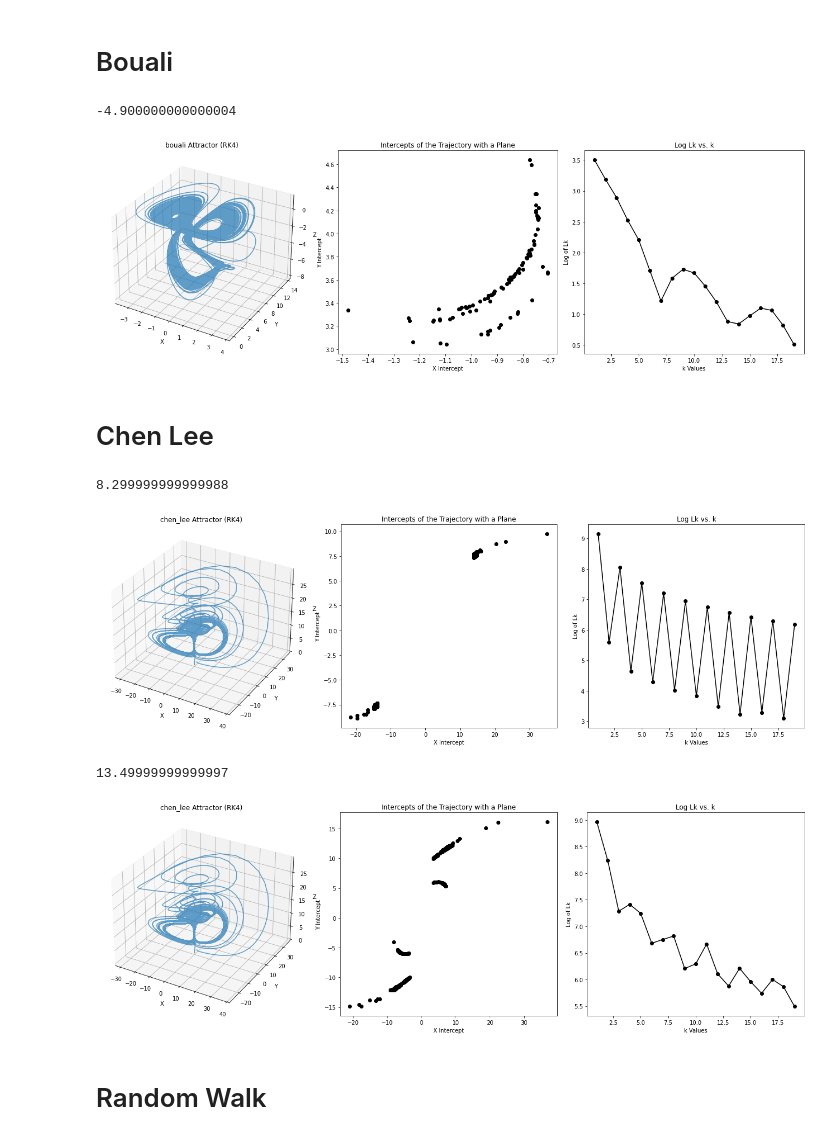
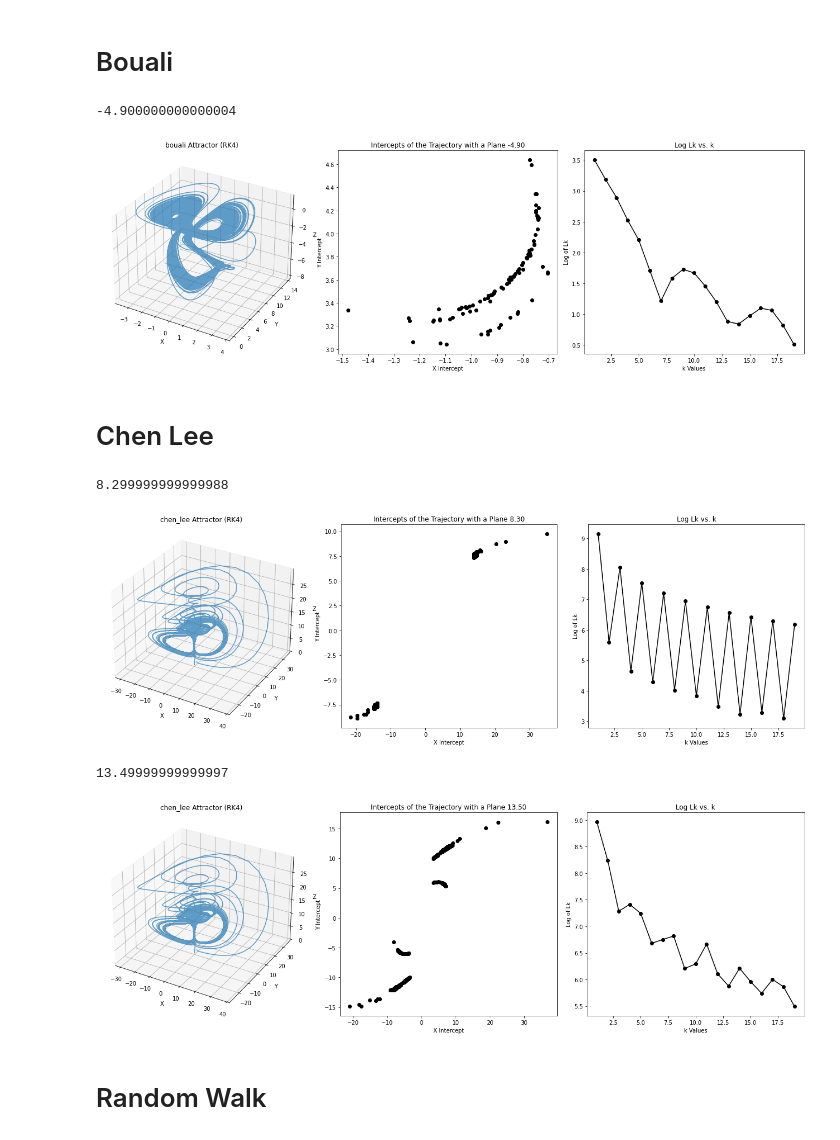
Before and after one commit to Frank0024/Projet_final_chaos, a Jupyter notebook: P&H_method copy.ipynb, the cells around one changed output. Saved outputs shown, nothing was run; the diff lists cells and outputs as text; code cells hidden in the pictures.

```diff
--- a/P&H_method copy.ipynb
+++ b/P&H_method copy.ipynb
@@ -416,7 +416,7 @@ def solve_bouali(x0=0.5, y0=0.5, z0=0.5, dt=0.01, num_steps=1000000):
         x[i + 1], y[i + 1], z[i + 1] = rk4_step(x[i], y[i], z[i], dt, bouali)
     return x, y, z
 # %%
-def plot_bouali_and_more(x, y, z, x_intercept, y_intercept, K, l_of_k):
+def plot_bouali_and_more(x, y, z, x_intercept, y_intercept, K, l_of_k, best_h):
     """
     Create a figure with three subplots (side by side) including the bouali attractor, intercepts, and a line plot of Lk values.
 
@@ -438,36 +438,36 @@ def plot_bouali_and_more(x, y, z, x_intercept, y_intercept, K, l_of_k):
     ax1.set_title('bouali Attractor (RK4)')
 
     # Add the second subplot for the intercepts
     ax2 = fig.add_subplot(132)  # 1 row, 3 columns, position 2
     ax2.scatter(x_intercept, y_intercept, marker='o', color='black')
     ax2.set_xlabel('X Intercept')
     ax2.set_ylabel('Y Intercept')
-    ax2.set_title('Intercepts of the Trajectory with a Plane')
+    ax2.set_title(f'Intercepts of the Trajectory with a Plane {best_h:.2f}')
 
     # Add the third subplot for the Lk method results
     ax3 = fig.add_subplot(133)  # 1 row, 3 columns, position 3
     ax3.plot(K, l_of_k, marker='o', linestyle='-', color='black')
     ax3.set_xlabel('k Values')
     ax3.set_ylabel('Log of Lk')
     ax3.set_title('Log Lk vs. k')
 
     # Adjust layout to prevent overlap
     plt.tight_layout()
     plt.show()
 
 
 x_bouali,y_bouali,z_bouali = solve_bouali()
 best_h_bouali = optimise_plane_lk(x_bouali,y_bouali,z_bouali,height_start=-6,height_stop=1,step=0.1)
 print(best_h_bouali)
 
 x_intercept_bouali, y_intercept_bouali = find_intercepts(x_bouali,y_bouali,z_bouali,best_h_bouali)
 K_bouali, l_of_k_bouali = find_lk_for_k(x_bouali,y_bouali,z_bouali,best_h_bouali)
 
 # Assuming x, y, z, x_intercept, y_intercept, K, and l_of_k are defined as numpy arrays with relevant data
-plot_bouali_and_more(x_bouali, y_bouali, z_bouali, x_intercept_bouali, y_intercept_bouali, K_bouali, l_of_k_bouali)
+plot_bouali_and_more(x_bouali, y_bouali, z_bouali, x_intercept_bouali, y_intercept_bouali, K_bouali, l_of_k_bouali, best_h_bouali)
 # %% [output]
 -4.900000000000004
-[figure, old version]
+[figure, new version]
 # %% [markdown]
 # Chen Lee
 # %%
@@ -501,7 +501,7 @@ def solve_chen_lee(x0=1.0, y0=1.0, z0=1.0, dt=0.01, num_steps=1000000):
         x[i + 1], y[i + 1], z[i + 1] = rk4_step(x[i], y[i], z[i], dt, chen_lee)
     return x, y, z
 # %%
-def plot_chen_lee_and_more(x, y, z, x_intercept, y_intercept, K, l_of_k):
+def plot_chen_lee_and_more(x, y, z, x_intercept, y_intercept, K, l_of_k, best_h):
     """
     Create a figure with three subplots (side by side) including the chen_lee attractor, intercepts, and a line plot of Lk values.
 
@@ -527,7 +527,7 @@ def plot_chen_lee_and_more(x, y, z, x_intercept, y_intercept, K, l_of_k):
     ax2.scatter(x_intercept, y_intercept, marker='o', color='black')
     ax2.set_xlabel('X Intercept')
     ax2.set_ylabel('Y Intercept')
-    ax2.set_title('Intercepts of the Trajectory with a Plane')
+    ax2.set_title(f'Intercepts of the Trajectory with a Plane {best_h:.2f}')
 
     # Add the third subplot for the Lk method results
     ax3 = fig.add_subplot(133)  # 1 row, 3 columns, position 3
@@ -549,7 +549,7 @@ x_intercept_chen_lee, y_intercept_chen_lee = find_intercepts(x,y,z, best_h_chen_
 K, l_of_k = find_lk_for_k(x,y,z,best_h_chen_lee)
 
 # Assuming x, y, z, x_intercept, y_intercept, K, and l_of_k are defined as numpy arrays with relevant data
-plot_chen_lee_and_more(x, y, z, x_intercept_chen_lee, y_intercept_chen_lee, K, l_of_k)
+plot_chen_lee_and_more(x, y, z, x_intercept_chen_lee, y_intercept_chen_lee, K, l_of_k, best_h_chen_lee)
 
 worst_h_chen_lee = optimise_plane_lk(x,y,z,height_start=5,height_stop=14,step=0.1, max_diff=False)
 print(worst_h_chen_lee)
@@ -558,12 +558,12 @@ x_intercept_chen_lee_worst, y_intercept_chen_lee_worst = find_intercepts(x,y,z,
 K, l_of_k = find_lk_for_k(x,y,z,worst_h_chen_lee)
 
 # Assuming x, y, z, x_intercept, y_intercept, K, and l_of_k are defined as numpy arrays with relevant data
-plot_chen_lee_and_more(x, y, z, x_intercept_chen_lee_worst, y_intercept_chen_lee_worst, K, l_of_k)
+plot_chen_lee_and_more(x, y, z, x_intercept_chen_lee_worst, y_intercept_chen_lee_worst, K, l_of_k, worst_h_chen_lee)
 # %% [output]
 8.299999999999988
 [figure]
 13.49999999999997
-[figure, old version]
+[figure, new version]
 # %% [markdown]
 # Random Walk
 # %%
```
Also changed, not shown: parts of 3 cells of this notebook.
